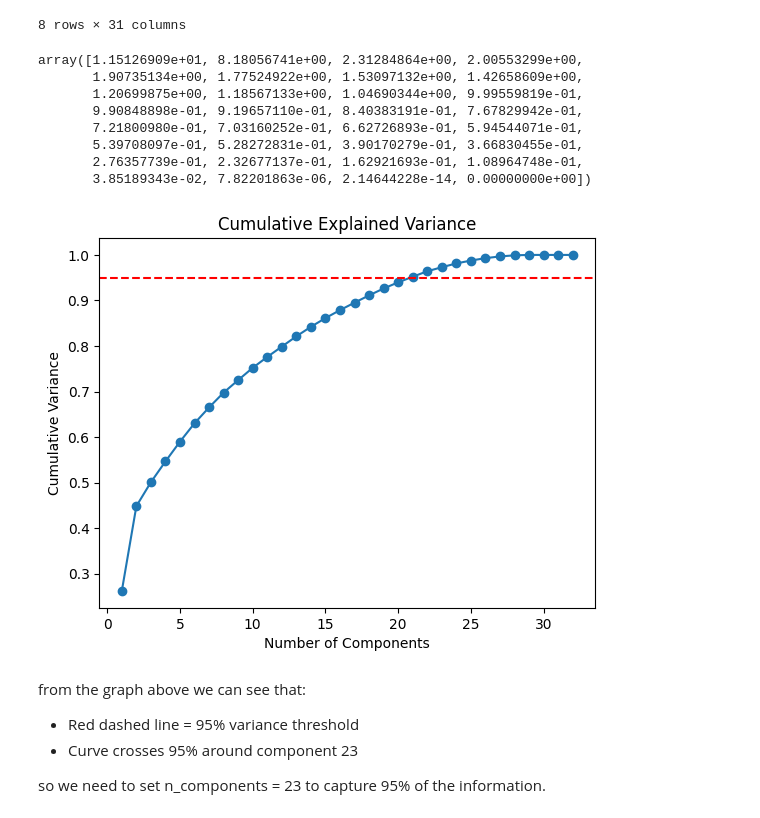
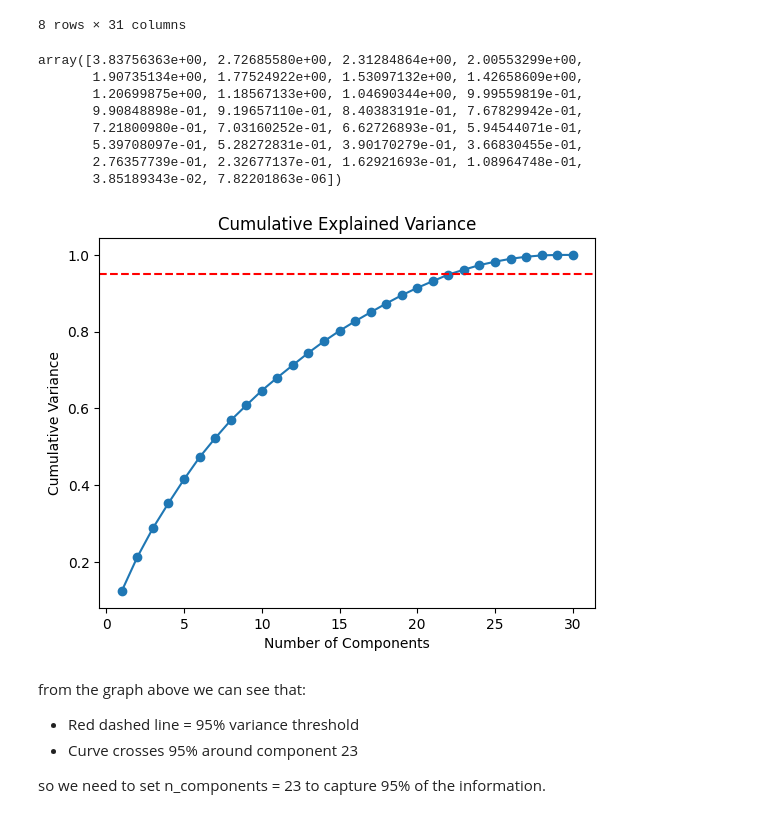
Before and after one commit to nagham05/anomaly-detection-in-credit-card-transactions, a Jupyter notebook: credit_card.ipynb, the cells around one changed output. Saved outputs shown, nothing was run; the diff lists cells and outputs as text; code cells hidden in the pictures.

```diff
--- a/credit_card.ipynb
+++ b/credit_card.ipynb
@@ -179,37 +181,37 @@ data.describe()
 8 rows × 31 columns
 # %%
 from sklearn.decomposition import PCA
-
+x_scaled = data.drop('Class', axis=1)
 pca = PCA()
-pca_data = pd.DataFrame(pca.fit_transform(data.drop('Class', axis=1)))
+pca_data = pd.DataFrame(pca.fit_transform(x_scaled ))
 pca.explained_variance_
 # %% [output]
-array([1.15126909e+01, 8.18056741e+00, 2.31284864e+00, 2.00553299e+00,
+array([3.83756363e+00, 2.72685580e+00, 2.31284864e+00, 2.00553299e+00,
        1.90735134e+00, 1.77524922e+00, 1.53097132e+00, 1.42658609e+00,
        1.20699875e+00, 1.18567133e+00, 1.04690344e+00, 9.99559819e-01,
        9.90848898e-01, 9.19657110e-01, 8.40383191e-01, 7.67829942e-01,
        7.21800980e-01, 7.03160252e-01, 6.62726893e-01, 5.94544071e-01,
        5.39708097e-01, 5.28272831e-01, 3.90170279e-01, 3.66830455e-01,
        2.76357739e-01, 2.32677137e-01, 1.62921693e-01, 1.08964748e-01,
-       3.85189343e-02, 7.82201863e-06, 2.14644228e-14, 0.00000000e+00])
+       3.85189343e-02, 7.82201863e-06])
 # %%
 from sklearn.decomposition import PCA
 import matplotlib.pyplot as plt
 import numpy as np
 
-pca = PCA()                 # IMPORTANT: keeps all components
-pca.fit(data.drop('Class', axis=1))
+pca = PCA()
+pca.fit(x_scaled )
 
 cum_var = np.cumsum(pca.explained_variance_ratio_)
 
 plt.plot(range(1, len(cum_var)+1), cum_var, marker='o')
 plt.axhline(0.95, color='red', linestyle='--')
 plt.xlabel("Number of Components")
 plt.ylabel("Cumulative Variance")
 plt.title("Cumulative Explained Variance")
 plt.show()
 # %% [output]
-[figure, old version]
+[figure, new version]
 # %% [markdown]
 from the graph above we can see that:
 - Red dashed line = 95% variance threshold
```
Also changed, not shown: parts of 22 cells of this notebook.
